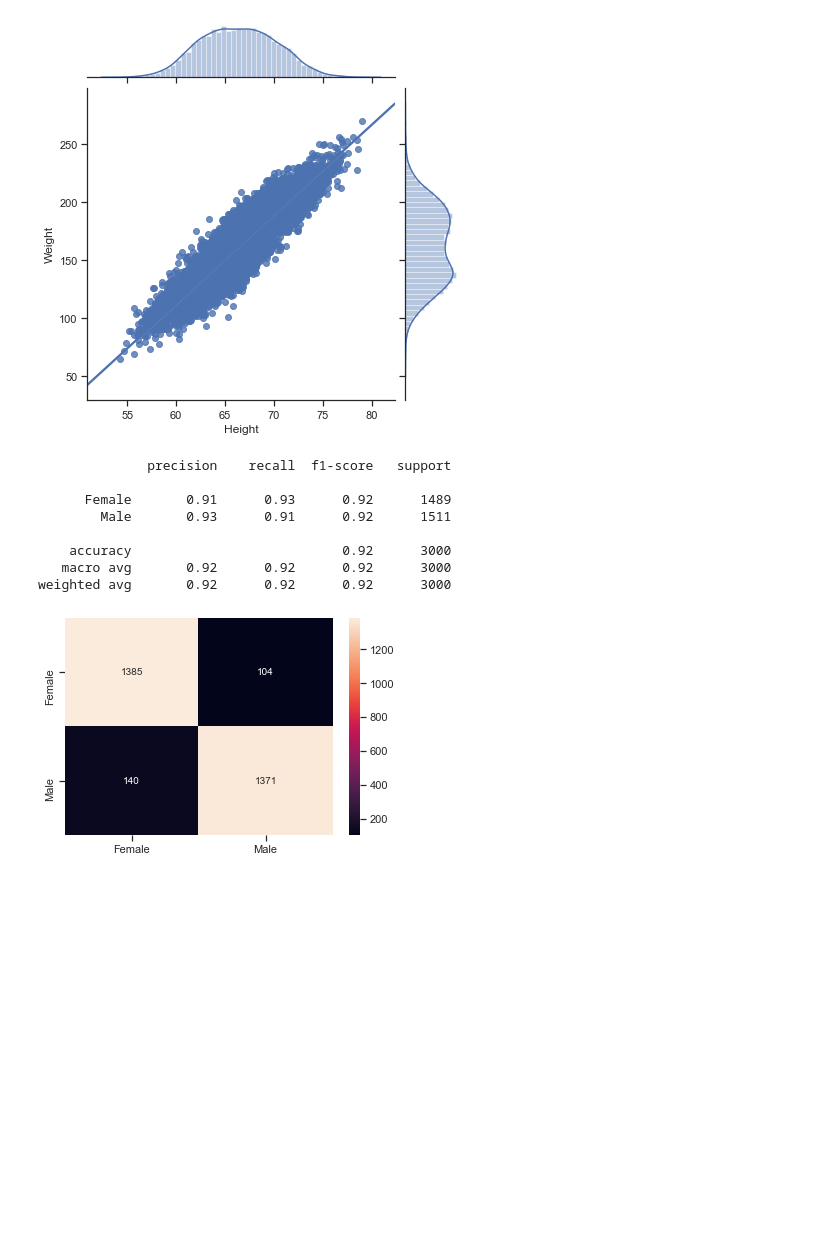
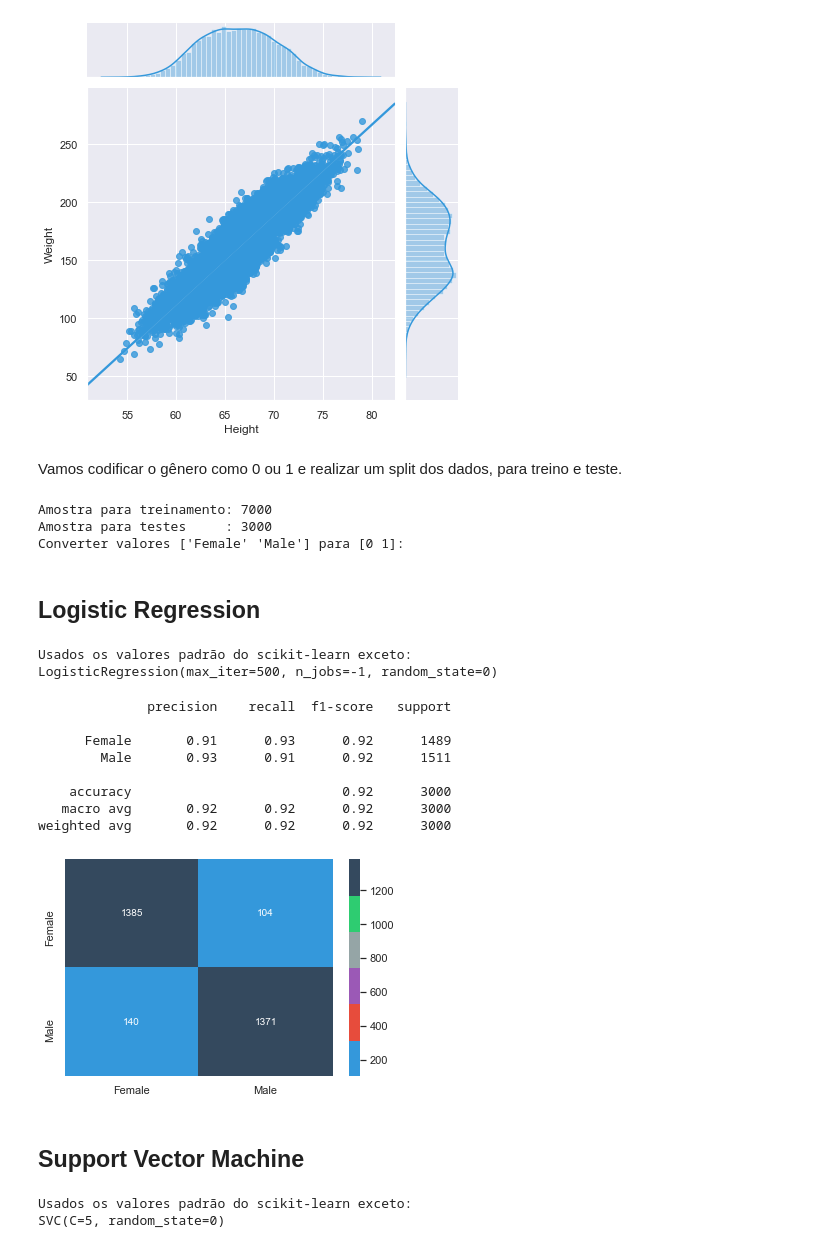
Before and after one commit to rdenadai/ia386x, a Jupyter notebook: DesafioAula19/Exercicio.ipynb, the cells around one changed output. Saved outputs shown, nothing was run; the diff lists cells and outputs as text; code cells hidden in the pictures; blank space fills up the shorter version.

Commit message:
Executando para SVM tb

```diff
--- a/DesafioAula19/Exercicio.ipynb
+++ b/DesafioAula19/Exercicio.ipynb
@@ -8,7 +10,10 @@ from sklearn.preprocessing import LabelEncoder
 from sklearn.metrics import accuracy_score, f1_score, classification_report, confusion_matrix
 from sklearn.model_selection import train_test_split
 from sklearn.linear_model import LogisticRegression
+from sklearn.svm import SVC
 
-sns.set(style="ticks")
+sns.set()
+flatui = ["#3498db", "#e74c3c", "#9b59b6", "#95a5a6", "#2ecc71", "#34495e"]
+sns.set_palette(flatui)
 
 %matplotlib inline
@@ -42,32 +56,65 @@ sns.pairplot(df, hue="Gender", height=3);
 # %%
-g = sns.jointplot("Height", "Weight", data=df[["Height", "Weight"]],
-                  kind="reg", truncate=False, height=6)
+g = sns.jointplot(
+    "Height", "Weight", data=df[["Height", "Weight"]],
+    kind="reg", truncate=False, height=6
+)
 plt.show()
 # %% [output]
-[figure, old version]
+[figure, new version]
+# %% [markdown]
+Vamos codificar o gênero como 0 ou 1 e realizar um split dos dados, para treino e teste.
+# %%
+le = LabelEncoder()
+
+X = df[["Height", "Weight"]].to_numpy()
+y = le.fit_transform(df["Gender"].to_numpy())
+
+X_train, X_test, y_train, y_test = train_test_split(X, y, test_size=0.3, random_state=0)
+
+print("Amostra para treinamento:", len(X_train))
+print("Amostra para testes     :", len(X_test))
+print(f"Converter valores {np.unique(df['Gender'].to_numpy())} para {np.unique(y)}: ")
+# %% [output]
+Amostra para treinamento: 7000
+Amostra para testes     : 3000
+Converter valores ['Female' 'Male'] para [0 1]:
+# %% [markdown]
+## Logistic Regression
+# %%
+clf = LogisticRegression(random_state=0, max_iter=500, n_jobs=-1).fit(X_train, y_train)
+print("Usados os valores padrão do scikit-learn exceto:")
+print(clf)
+# %% [output]
+Usados os valores padrão do scikit-learn exceto:
+LogisticRegression(max_iter=500, n_jobs=-1, random_state=0)
 # %%
-le = LabelEncoder()
-
-X = df[["Height", "Weight"]].to_numpy()
-y = le.fit_transform(df["Gender"].to_numpy())
-
-X_train, X_test, y_train, y_test = train_test_split(X, y, test_size=0.3, random_state=0)
-
-clf = LogisticRegression(random_state=0, max_iter=500, n_jobs=-1).fit(X_train, y_train)
 yh = clf.predict(X_test)
 
 print(classification_report(y_test, yh, target_names=le.classes_))
 
 cm = confusion_matrix(y_test, yh)
-sns.heatmap(cm, annot=True, fmt="d", xticklabels=le.classes_, yticklabels=le.classes_)
+sns.heatmap(
+    cm, annot=True, fmt="d",
+    xticklabels=le.classes_, yticklabels=le.classes_,
+    cmap=flatui
+)
 plt.show()
 # %% [output]
               precision    recall  f1-score   support
 
       Female       0.91      0.93      0.92      1489
         Male       0.93      0.91      0.92      1511
 
     accuracy                           0.92      3000
    macro avg       0.92      0.92      0.92      3000
 weighted avg       0.92      0.92      0.92      3000
-[figure, old version]
+[figure, new version]
+# %% [markdown]
+## Support Vector Machine
+# %%
+clf = SVC(C=5, random_state=0).fit(X_train, y_train)
+print("Usados os valores padrão do scikit-learn exceto:")
+print(clf)
+# %% [output]
+Usados os valores padrão do scikit-learn exceto:
+SVC(C=5, random_state=0)
```
Also changed, not shown: parts of 9 cells of this notebook.
